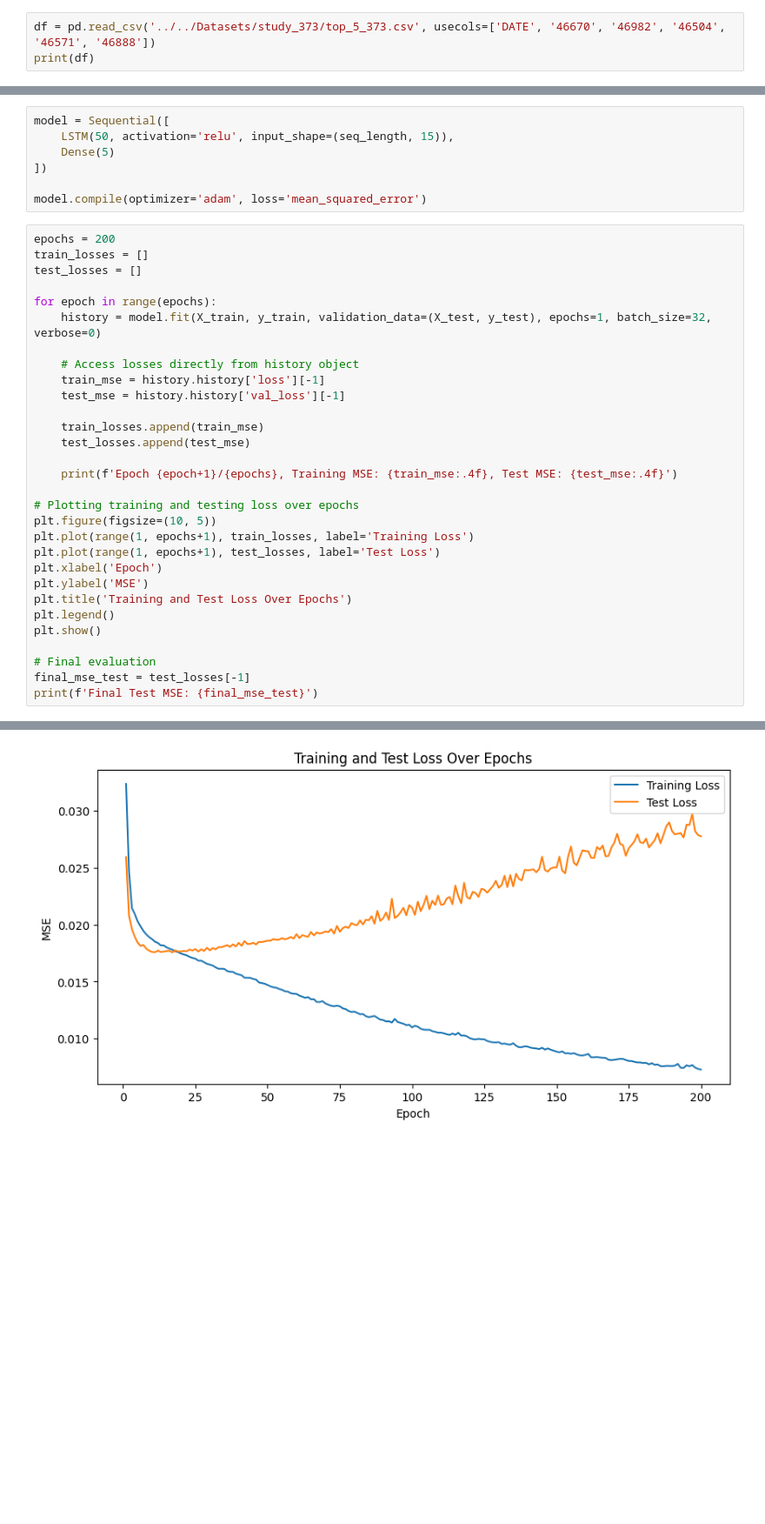
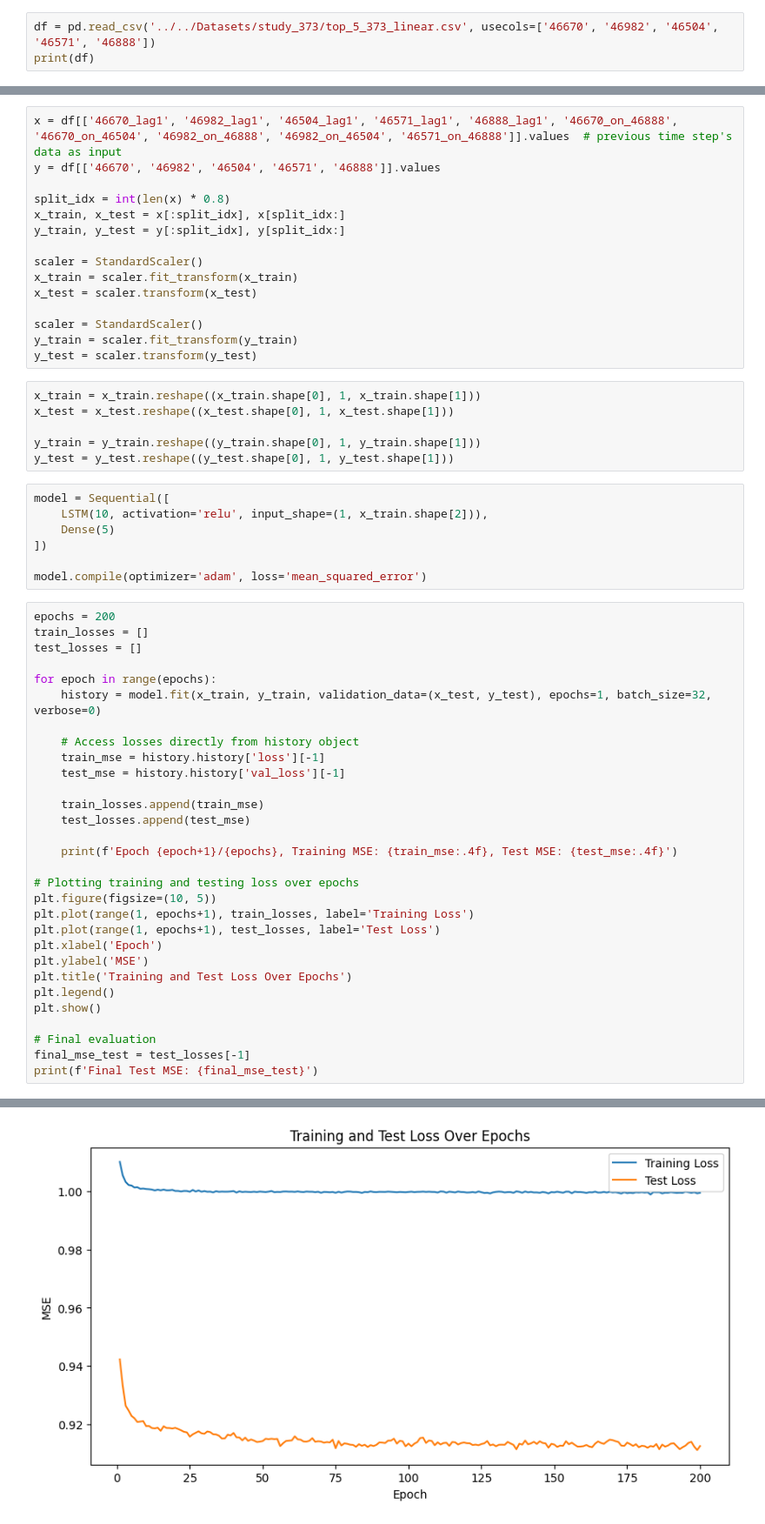
Before and after one commit to ANCP2021/ML-on-Graphs-Project, a Jupyter notebook: Models/Neural_Networks/LSTM_Modified.ipynb, the cells around one changed output, grey strips where cells are left out. Shown: that part at 87% size. Drawn from its saved outputs; the diff is of its cells as text; blank space fills up the shorter version.

```diff
--- a/Models/Neural_Networks/LSTM_Modified.ipynb
+++ b/Models/Neural_Networks/LSTM_Modified.ipynb
@@ -76,4 +146,4 @@ print(f'Final Test MSE: {final_mse_test}')
 # %%
-df = pd.read_csv('../../Datasets/study_373/top_5_373.csv', usecols=['DATE', '46670', '46982', '46504', '46571', '46888'])
+df = pd.read_csv('../../Datasets/study_373/top_5_373_linear.csv', usecols=['46670', '46982', '46504', '46571', '46888'])
 print(df)
 # %% [output]
@@ -161,6 +205,27 @@ X_train, X_test, y_train, y_test = train_test_split(X, y, test_size=0.2, random_
+# %%
+x = df[['46670_lag1', '46982_lag1', '46504_lag1', '46571_lag1', '46888_lag1', '46670_on_46888', '46670_on_46504', '46982_on_46888', '46982_on_46504', '46571_on_46888']].values  # previous time step's data as input
+y = df[['46670', '46982', '46504', '46571', '46888']].values
+
+split_idx = int(len(x) * 0.8)
+x_train, x_test = x[:split_idx], x[split_idx:]
+y_train, y_test = y[:split_idx], y[split_idx:]
+
+scaler = StandardScaler()
+x_train = scaler.fit_transform(x_train)
+x_test = scaler.transform(x_test)
+
+scaler = StandardScaler()
+y_train = scaler.fit_transform(y_train)
+y_test = scaler.transform(y_test)
+# %%
+x_train = x_train.reshape((x_train.shape[0], 1, x_train.shape[1]))
+x_test = x_test.reshape((x_test.shape[0], 1, x_test.shape[1]))
+
+y_train = y_train.reshape((y_train.shape[0], 1, y_train.shape[1]))
+y_test = y_test.reshape((y_test.shape[0], 1, y_test.shape[1]))
 # %%
 model = Sequential([
-    LSTM(50, activation='relu', input_shape=(seq_length, 15)),
+    LSTM(10, activation='relu', input_shape=(1, x_train.shape[2])),
     Dense(5)
 ])
 
@@ -171,7 +236,7 @@ train_losses = []
 test_losses = []
 
 for epoch in range(epochs):
-    history = model.fit(X_train, y_train, validation_data=(X_test, y_test), epochs=1, batch_size=32, verbose=0)
+    history = model.fit(x_train, y_train, validation_data=(x_test, y_test), epochs=1, batch_size=32, verbose=0)
 
     # Access losses directly from history object
     train_mse = history.history['loss'][-1]
@@ -216 +281 @@ Epoch 200/200, Training MSE: 0.0073, Test MSE: 0.0278
-[figure, old version]
+[figure, new version]
```
Also changed, not shown: parts of 25 cells of this notebook, 4 other files.
